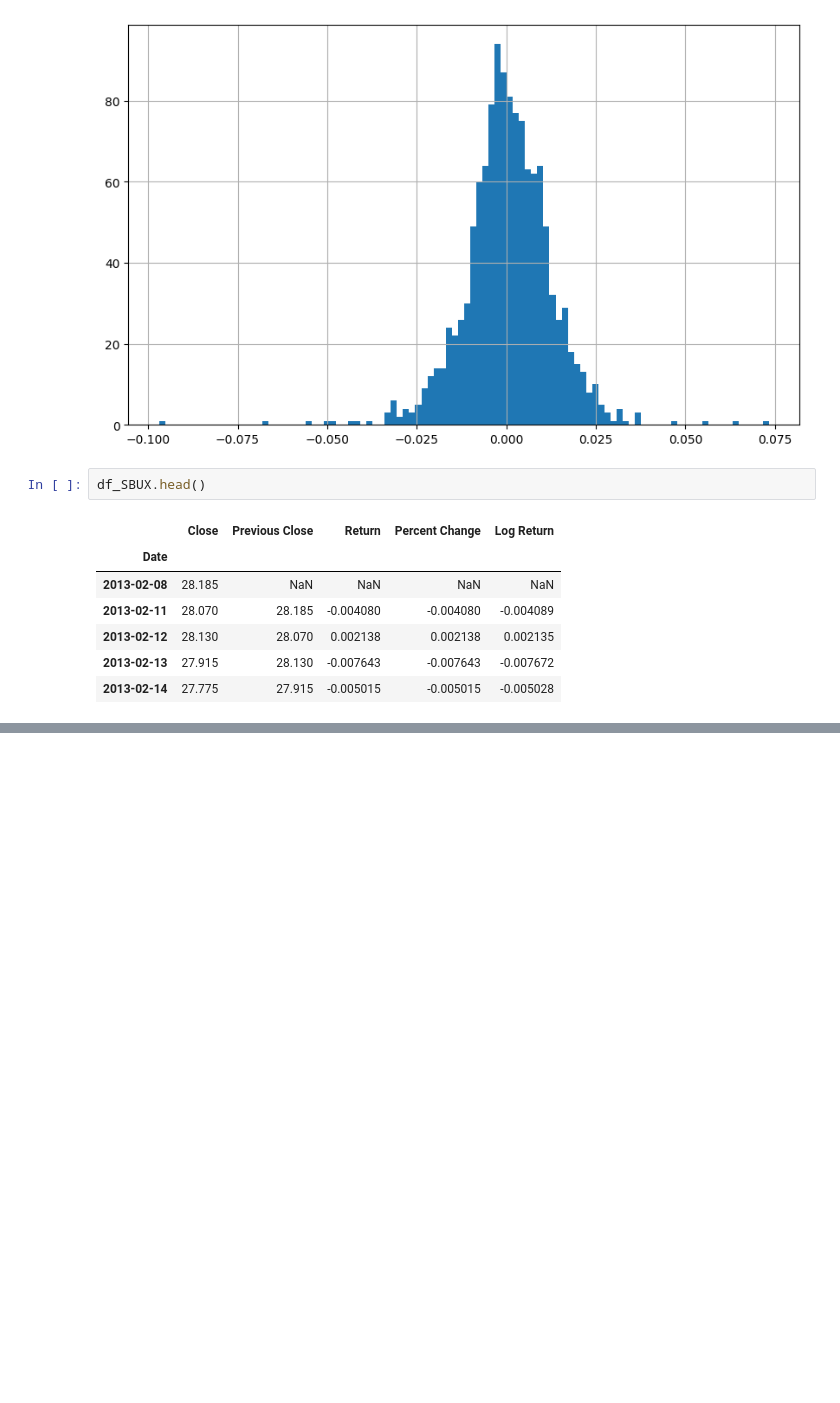
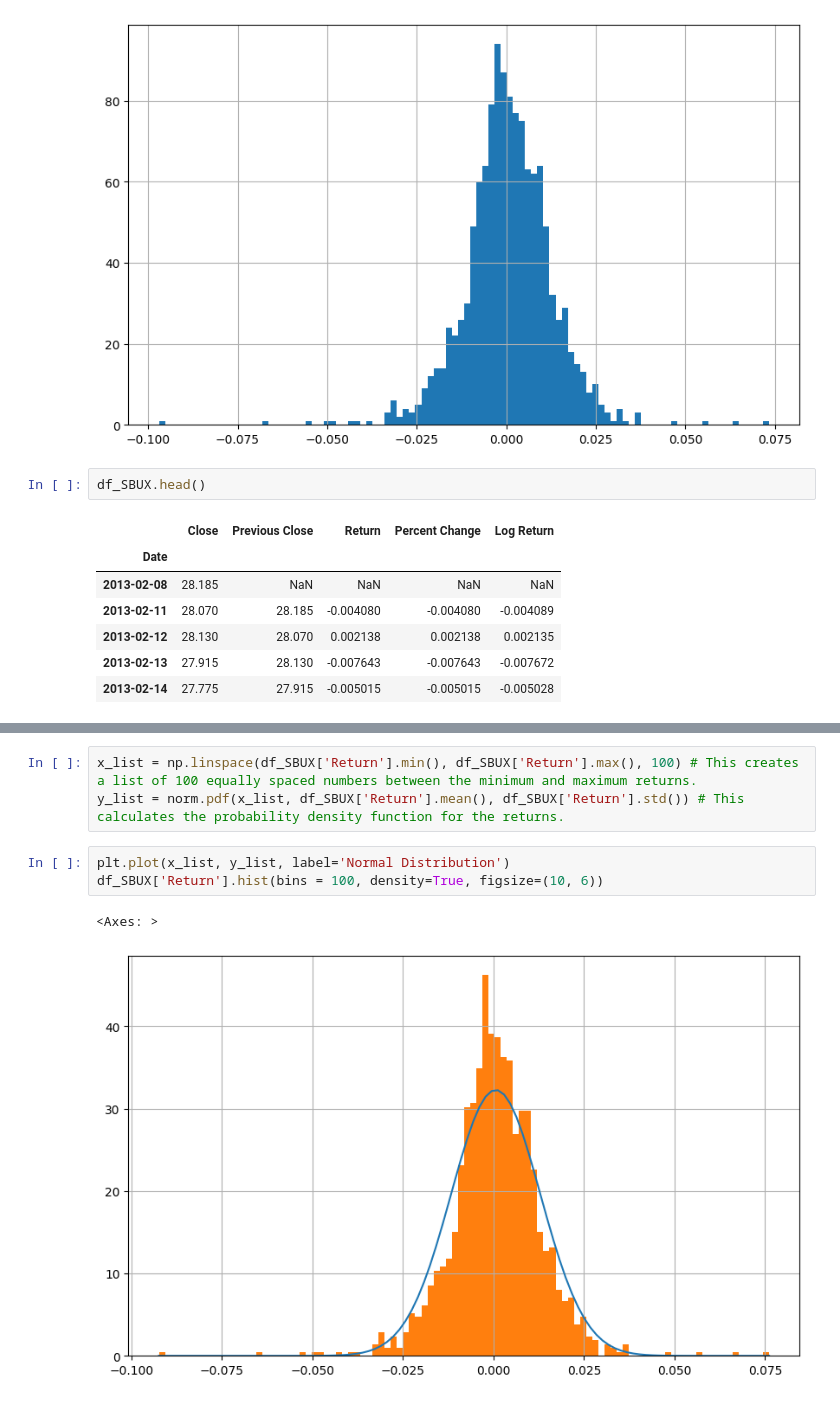
Before and after one commit to sidchakravarty/lazyprogrammer_financial_engineering, a Jupyter notebook: 2. Python/1. Financial Basics.ipynb, the cells around one changed output, grey strips where cells are left out. Cells and saved outputs as stored; diff of their text form; blank space fills up the shorter version.

```diff
--- a/2. Python/1. Financial Basics.ipynb
+++ b/2. Python/1. Financial Basics.ipynb
@@ -649,0 +661,9 @@ df_SBUX.head()
+# %%
+x_list = np.linspace(df_SBUX['Return'].min(), df_SBUX['Return'].max(), 100) # This creates a list of 100 equally spaced numbers between the minimum and maximum returns.
+y_list = norm.pdf(x_list, df_SBUX['Return'].mean(), df_SBUX['Return'].std()) # This calculates the probability density function for the returns.
+# %%
+plt.plot(x_list, y_list, label='Normal Distribution')
+df_SBUX['Return'].hist(bins = 100, density=True, figsize=(10, 6))
+# %% [output]
+<Axes: >
+[figure, added]
```
Also changed, not shown: parts of 23 cells of this notebook, 4 other files.
